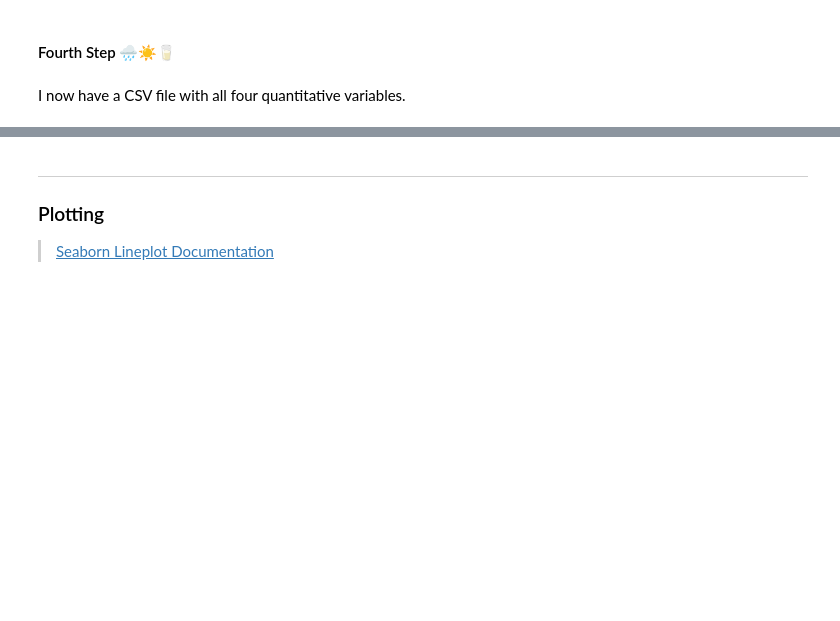
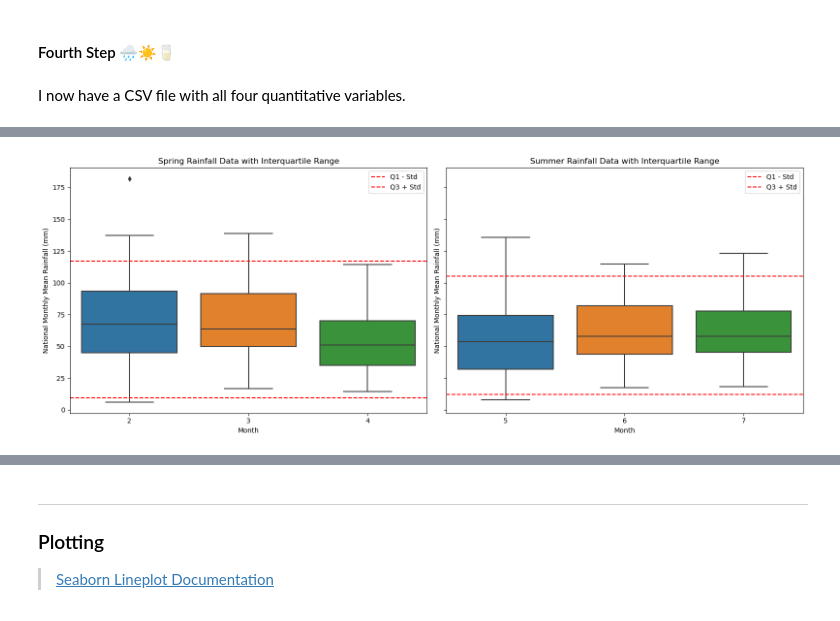
Before and after one commit to turps-pc90/PfDA_Assignment, a Jupyter notebook: PfDA_Assignment.ipynb, the cells around one changed output, grey strips where cells are left out. Drawn from its saved outputs; the diff is of its cells as text; code cells hidden in the pictures; blank space fills up the shorter version.

```diff
--- a/PfDA_Assignment.ipynb
+++ b/PfDA_Assignment.ipynb
@@ -357,3 +361,11 @@ irish_milk = pd.read_csv("files/merged.csv")
 
 # Convert 'Month' to datetime
 irish_milk['Month'] = pd.to_datetime(irish_milk['Month'], format='%Y-%m')
+
+# Defining Spring and Summer months based on traditional Irish (Celtic) seasons
+spring_months = [2, 3, 4] # February, March, April
+summer_months = [5, 6, 7] # May, June, July
+
+# Create subsets of data for spring and summer
+spring_data = irish_milk[irish_milk['Month'].dt.month.isin(spring_months)]
+summer_data = irish_milk[irish_milk['Month'].dt.month.isin(summer_months)]
@@ -359,0 +374,34 @@ irish_milk['Month'] = pd.to_datetime(irish_milk['Month'], format='%Y-%m')
+# %%
+# Calculate standard deviation of rainfall for both subsets
+std_springrain = spring_data['NationalMonthlyMeanRainfallMM'].std()
+std_summerrain = summer_data['NationalMonthlyMeanRainfallMM'].std()
+
+# Plotting
+fig, axes = plt.subplots(nrows=1, ncols=2, figsize=(16, 6), sharey=True)
+
+# Plot spring data with interquartile range
+sns.boxplot(x=spring_data['Month'].dt.month, y=spring_data['NationalMonthlyMeanRainfallMM'], ax=axes[0])
+axes[0].set_title('Spring Rainfall Data with Interquartile Range')
+axes[0].set_xlabel('Month')
+axes[0].set_ylabel('National Monthly Mean Rainfall (mm)')
+
+# Adding standard deviation lines for interquartile range (for spring data)
+axes[0].axhline(spring_data['NationalMonthlyMeanRainfallMM'].quantile(0.25) - std_springrain, linestyle='--', color='red', label='Q1 - Std')
+axes[0].axhline(spring_data['NationalMonthlyMeanRainfallMM'].quantile(0.75) + std_springrain, linestyle='--', color='red', label='Q3 + Std')
+axes[0].legend()
+
+# Plot summer data with interquartile range
+sns.boxplot(x=summer_data['Month'].dt.month, y=summer_data['NationalMonthlyMeanRainfallMM'], ax=axes[1])
+axes[1].set_title('Summer Rainfall Data with Interquartile Range')
+axes[1].set_xlabel('Month')
+axes[1].set_ylabel('National Monthly Mean Rainfall (mm)')
+
+# Adding standard deviation lines for interquartile range (for summer data)
+axes[1].axhline(summer_data['NationalMonthlyMeanRainfallMM'].quantile(0.25) - std_summerrain, linestyle='--', color='red', label='Q1 - Std')
+axes[1].axhline(summer_data['NationalMonthlyMeanRainfallMM'].quantile(0.75) + std_summerrain, linestyle='--', color='red', label='Q3 + Std')
+axes[1].legend()
+
+plt.tight_layout()
+plt.show()
+# %% [output]
+[figure, added]
```
Also changed, not shown: parts of 12 cells of this notebook.
